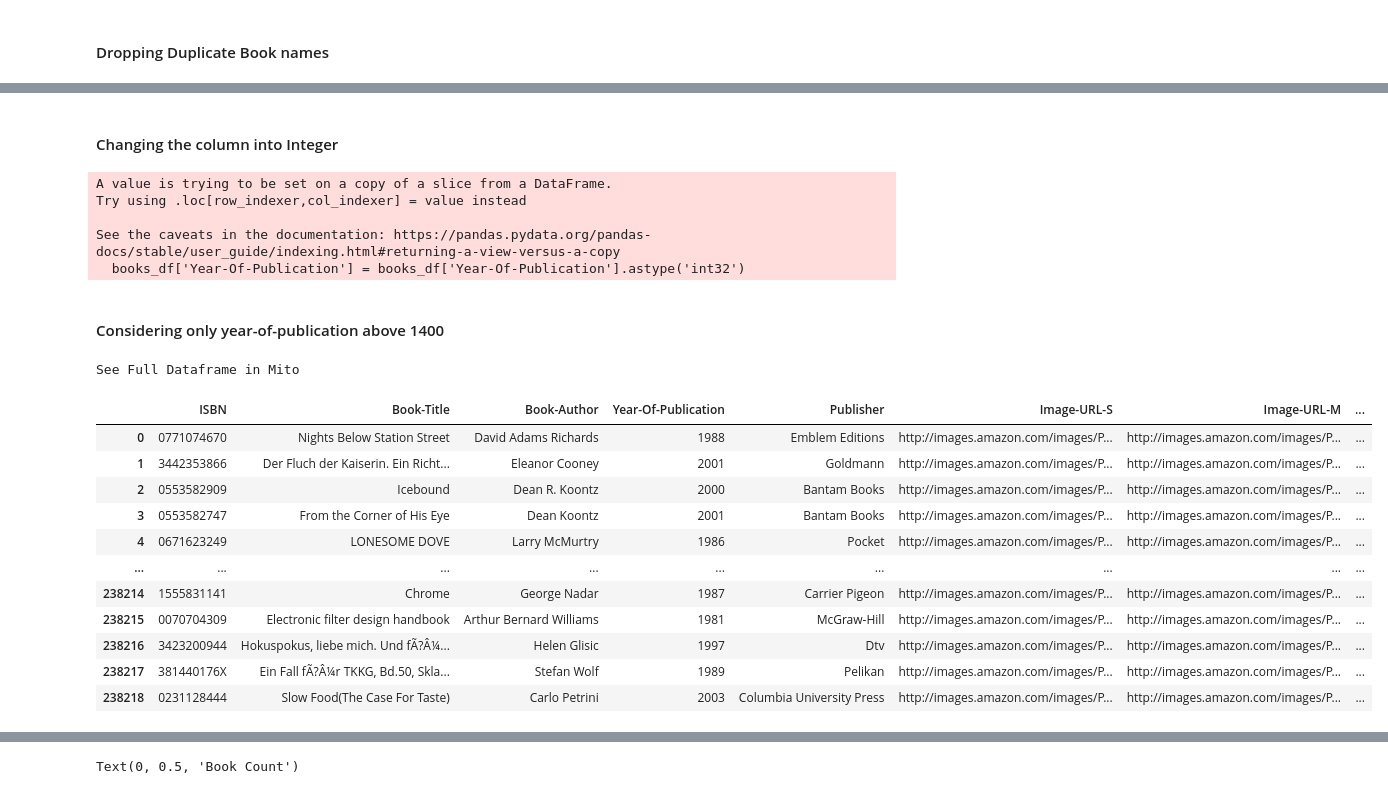
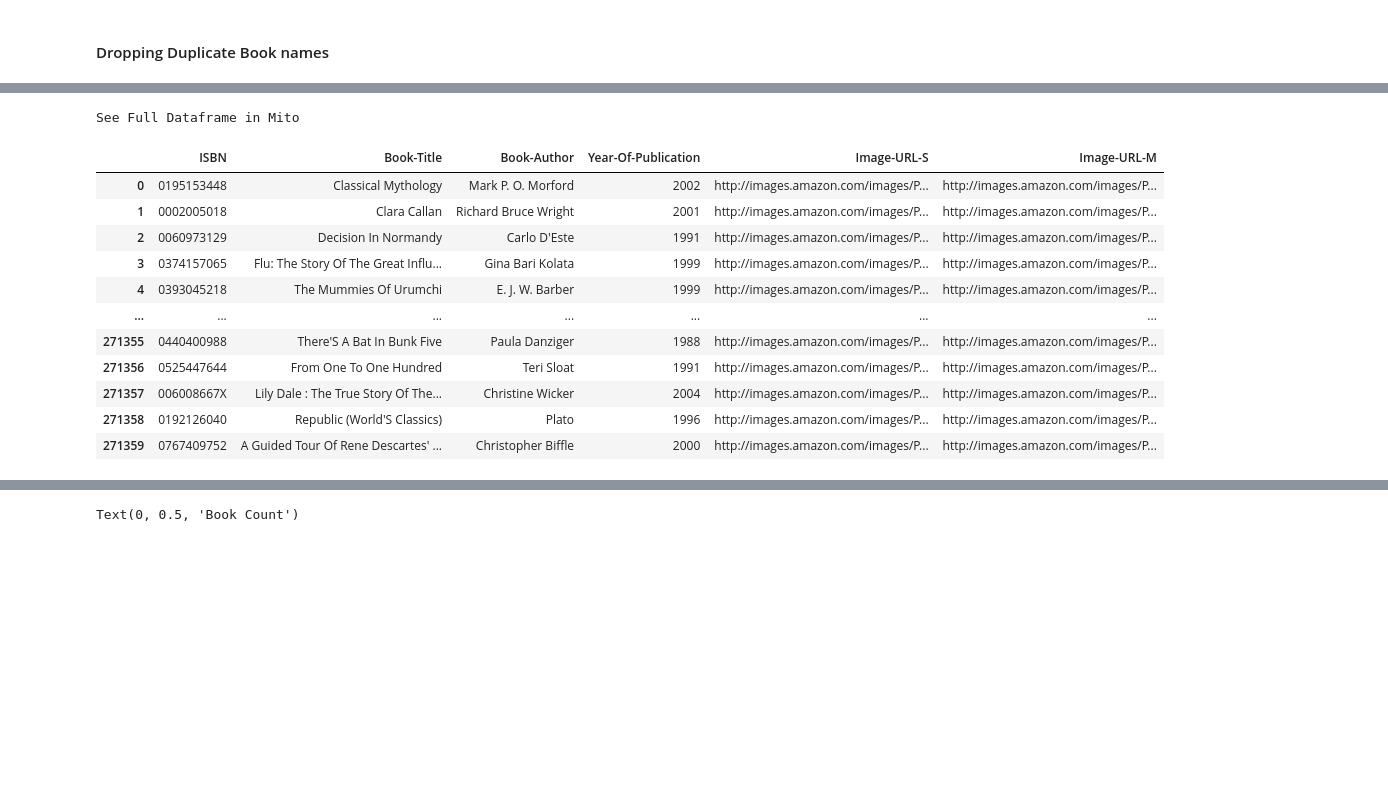
Before and after one commit to Shaktijain9/Book-Recommender-System, a Jupyter notebook: Book-Recommender-System.ipynb, the cells around one changed output, grey strips where cells are left out. Drawn from its saved outputs; the diff is of its cells as text; code cells hidden in the pictures; blank space fills up the shorter version.

Commit message:
Added new preprocessing data & modified export-to mongo script. Some changes needs to be done with recommender system to make it more robust.

```diff
--- a/Book-Recommender-System.ipynb
+++ b/Book-Recommender-System.ipynb
@@ -179,2 +151,0 @@ See Full Dataframe in Mito
-# %%
-books_df['Year-Of-Publication'] = books_df['Year-Of-Publication'].astype('str')
@@ -189,3 +151,0 @@ See the caveats in the documentation: https://pandas.pydata.org/pandas-docs/stab
-# %%
-books_df = books_df[~books_df['Year-Of-Publication'].str.replace(" ", "").str.isalpha()]
-books_df
@@ -224,32 +152,18 @@ array(['1988', '2001', '2000', '1986', '2002', '1994', '1997', '1983',
-# %% [markdown]
-#### Changing the column into Integer
-# %%
-books_df['Year-Of-Publication'] = books_df['Year-Of-Publication'].astype('int32')
-# %% [output]
-A value is trying to be set on a copy of a slice from a DataFrame.
-Try using .loc[row_indexer,col_indexer] = value instead
-
-See the caveats in the documentation: https://pandas.pydata.org/pandas-docs/stable/user_guide/indexing.html#returning-a-view-versus-a-copy
-  books_df['Year-Of-Publication'] = books_df['Year-Of-Publication'].astype('int32')
-# %% [markdown]
-#### Considering only year-of-publication above 1400
-# %%
-books_df = books_df[books_df['Year-Of-Publication']>1400]
 # %%
-books_df = books_df.reset_index(drop=True)
+# books_df = books_df.reset_index(drop=True)
 books_df
 # %% [output]
 See Full Dataframe in Mito
-|  | ISBN | Book-Title | Book-Author | Year-Of-Publication | Publisher | Image-URL-S | Image-URL-M | ... |
-| 0 | 0771074670 | Nights Below Station Street | David Adams Richards | 1988 | Emblem Editions | http://images.amazon.com/images/P... | http://images.amazon.com/images/P... | ... |
-| 1 | 3442353866 | Der Fluch der Kaiserin. Ein Richt... | Eleanor Cooney | 2001 | Goldmann | http://images.amazon.com/images/P... | http://images.amazon.com/images/P... | ... |
-| 2 | 0553582909 | Icebound | Dean R. Koontz | 2000 | Bantam Books | http://images.amazon.com/images/P... | http://images.amazon.com/images/P... | ... |
-| 3 | 0553582747 | From the Corner of His Eye | Dean Koontz | 2001 | Bantam Books | http://images.amazon.com/images/P... | http://images.amazon.com/images/P... | ... |
-| 4 | 0671623249 | LONESOME DOVE | Larry McMurtry | 1986 | Pocket | http://images.amazon.com/images/P... | http://images.amazon.com/images/P... | ... |
-| ... | ... | ... | ... | ... | ... | ... | ... | ... |
-| 238214 | 1555831141 | Chrome | George Nadar | 1987 | Carrier Pigeon | http://images.amazon.com/images/P... | http://images.amazon.com/images/P... | ... |
-| 238215 | 0070704309 | Electronic filter design handbook | Arthur Bernard Williams | 1981 | McGraw-Hill | http://images.amazon.com/images/P... | http://images.amazon.com/images/P... | ... |
-| 238216 | 3423200944 | Hokuspokus, liebe mich. Und fÃ?Â¼... | Helen Glisic | 1997 | Dtv | http://images.amazon.com/images/P... | http://images.amazon.com/images/P... | ... |
-| 238217 | 381440176X | Ein Fall fÃ?Â¼r TKKG, Bd.50, Skla... | Stefan Wolf | 1989 | Pelikan | http://images.amazon.com/images/P... | http://images.amazon.com/images/P... | ... |
-| 238218 | 0231128444 | Slow Food(The Case For Taste) | Carlo Petrini | 2003 | Columbia University Press | http://images.amazon.com/images/P... | http://images.amazon.com/images/P... | ... |
+|  | ISBN | Book-Title | Book-Author | Year-Of-Publication | Image-URL-S | Image-URL-M |
+| 0 | 0195153448 | Classical Mythology | Mark P. O. Morford | 2002 | http://images.amazon.com/images/P... | http://images.amazon.com/images/P... |
+| 1 | 0002005018 | Clara Callan | Richard Bruce Wright | 2001 | http://images.amazon.com/images/P... | http://images.amazon.com/images/P... |
+| 2 | 0060973129 | Decision In Normandy | Carlo D'Este | 1991 | http://images.amazon.com/images/P... | http://images.amazon.com/images/P... |
+| 3 | 0374157065 | Flu: The Story Of The Great Influ... | Gina Bari Kolata | 1999 | http://images.amazon.com/images/P... | http://images.amazon.com/images/P... |
+| 4 | 0393045218 | The Mummies Of Urumchi | E. J. W. Barber | 1999 | http://images.amazon.com/images/P... | http://images.amazon.com/images/P... |
+| ... | ... | ... | ... | ... | ... | ... |
+| 271355 | 0440400988 | There'S A Bat In Bunk Five | Paula Danziger | 1988 | http://images.amazon.com/images/P... | http://images.amazon.com/images/P... |
+| 271356 | 0525447644 | From One To One Hundred | Teri Sloat | 1991 | http://images.amazon.com/images/P... | http://images.amazon.com/images/P... |
+| 271357 | 006008667X | Lily Dale : The True Story Of The... | Christine Wicker | 2004 | http://images.amazon.com/images/P... | http://images.amazon.com/images/P... |
+| 271358 | 0192126040 | Republic (World'S Classics) | Plato | 1996 | http://images.amazon.com/images/P... | http://images.amazon.com/images/P... |
+| 271359 | 0767409752 | A Guided Tour Of Rene Descartes' ... | Christopher Biffle | 2000 | http://images.amazon.com/images/P... | http://images.amazon.com/images/P... |
 # %%
```
Also changed, not shown: parts of 85 cells of this notebook, 1 other file.
